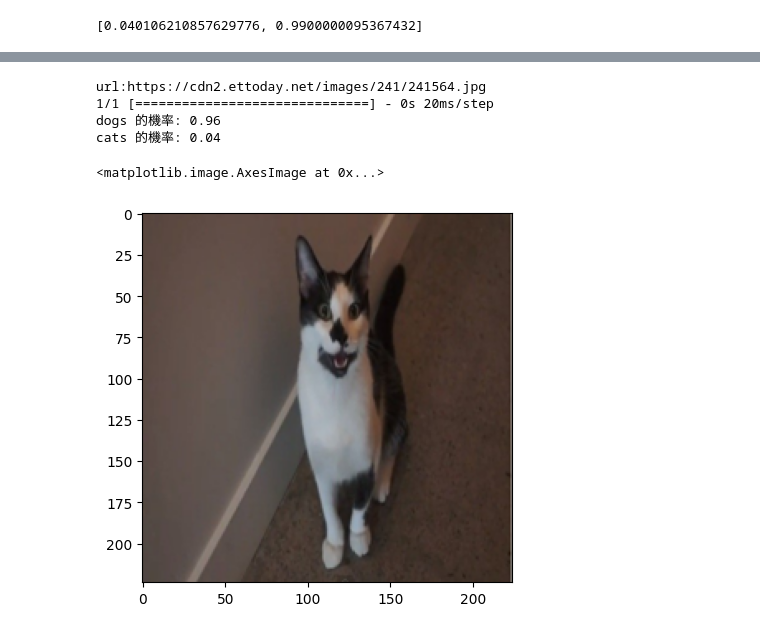
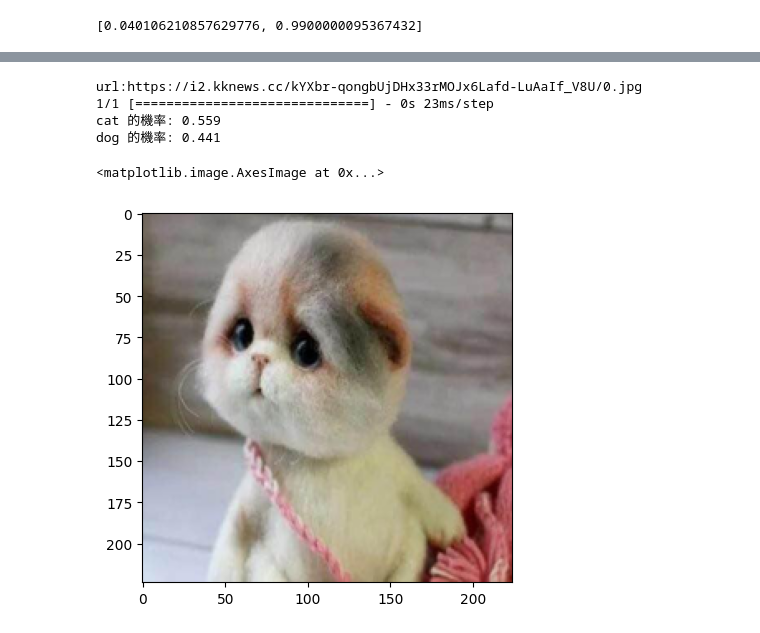
Before and after one commit to allenwang0713/tebaml0315, a Jupyter notebook: 遷移學習.ipynb, the cells around one changed output, grey strips where cells are left out. Drawn from its saved outputs; the diff is of its cells as text; code cells hidden in the pictures.

```diff
--- a/遷移學習.ipynb
+++ b/遷移學習.ipynb
@@ -200,0 +243,19 @@ model.evaluate(x=test_set)
+# %%
+import numpy as np
+trans = ["cat", "dog"]
+idx = np.nonzero(y_test != pre)[0]
+idx = idx[:100]
+print(idx)
+plt.figure(figsize=(10, 10))
+# 預測錯誤的預測值
+fp_pred = pre[idx]
+# 預測錯誤的真實值
+fp_true = y_test[idx]
+# 預測錯誤的圖片
+fp_img = img_ori[idx]
+for i in range(len(idx)):
+    plt.subplot(10, 10, i+1)
+    plt.axis("off")
+    t = "[T]:{}\n[P]:{}".format(trans[fp_true[i]], trans[fp_pred[i]])
+    plt.title(t)
+    plt.imshow(fp_img[i])
@@ -201,23 +265,21 @@ model.evaluate(x=test_set)
 # %%
 import requests
-import numpy as np
 # pillow
 from PIL import Image
-trans = {"dogs":0, "cats":1}
 url = input("url:")
 response = requests.get(url, stream=True)
 img = Image.open(response.raw).convert("RGB").resize((224, 224))
 img_np = np.array(img).reshape(1, 224, 224, 3)
 # (32, 32, 3) -> (1, 32, 32, 3)
 img_np_pre = preprocess_input(img_np)
 proba = model.predict(img_np_pre)[0]
 for p, n in zip(proba, trans):
     print(n, "的機率:", round(p, 3))
 plt.imshow(img)
 # %% [output]
-url:https://cdn2.ettoday.net/images/241/241564.jpg
-1/1 [==============================] - 0s 20ms/step
-dogs 的機率: 0.96
-cats 的機率: 0.04
+url:https://i2.kknews.cc/kYXbr-qongbUjDHx33rMOJx6Lafd-LuAaIf_V8U/0.jpg
+1/1 [==============================] - 0s 23ms/step
+cat 的機率: 0.559
+dog 的機率: 0.441
 <matplotlib.image.AxesImage at 0x...>
-[figure, old version]
+[figure, new version]
```
Also changed, not shown: parts of 5 cells of this notebook.
